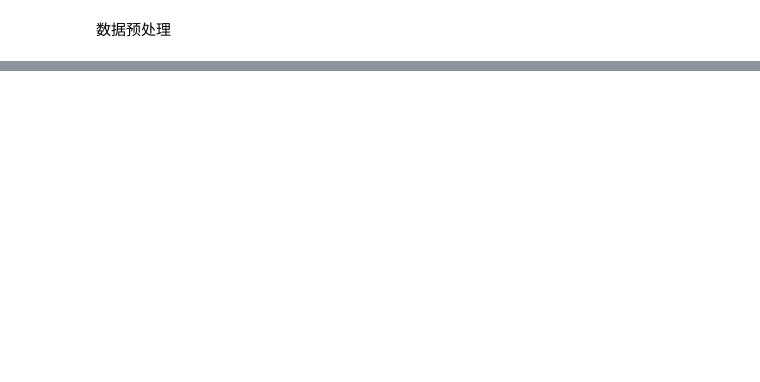
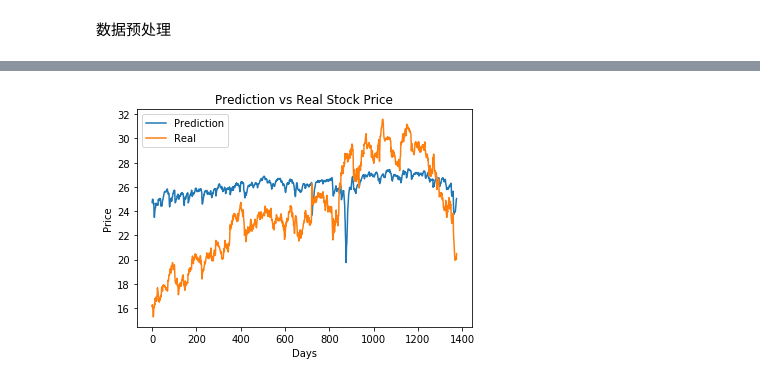
Before and after one commit to subaochen/blog, a Jupyter notebook: src/ai/stock-prediction-ge.ipynb, the cells around one changed output, grey strips where cells are left out. Drawn from its saved outputs; the diff is of its cells as text; code cells hidden in the pictures; blank space fills up the shorter version.

```diff
--- a/src/ai/stock-prediction-ge.ipynb
+++ b/src/ai/stock-prediction-ge.ipynb
@@ -47,0 +184,8 @@ x_test = min_max_scaler.transform(df_test.loc[:,train_cols])
+# %%
+y_pred = model.predict(trim_dataset(x_test_t, BATCH_SIZE), batch_size=BATCH_SIZE)
+y_pred = y_pred.flatten()
+y_test_t = trim_dataset(y_test_t, BATCH_SIZE)
+error = mean_squared_error(y_test_t, y_pred)
+print("Error is", error, y_pred.shape, y_test_t.shape)
+print(y_pred[0:15])
+print(y_test_t[0:15])
@@ -47,0 +226,14 @@ x_test = min_max_scaler.transform(df_test.loc[:,train_cols])
+# %%
+plt.figure()
+plt.plot(y_pred_org)
+plt.plot(y_test_t_org)
+plt.title('Prediction vs Real Stock Price')
+plt.ylabel('Price')
+plt.xlabel('Days')
+plt.legend(['Prediction', 'Real'], loc='upper left')
+plt.show()
+
+#plt.savefig(os.path.join(OUTPUT_PATH, 'pred_vs_real_BS'+str(BATCH_SIZE)+"_"+time.ctime()+'.png'))
+#print_time("program completed ", stime)
+# %% [output]
+[figure, added]
```
Also changed, not shown: parts of 19 cells of this notebook.
